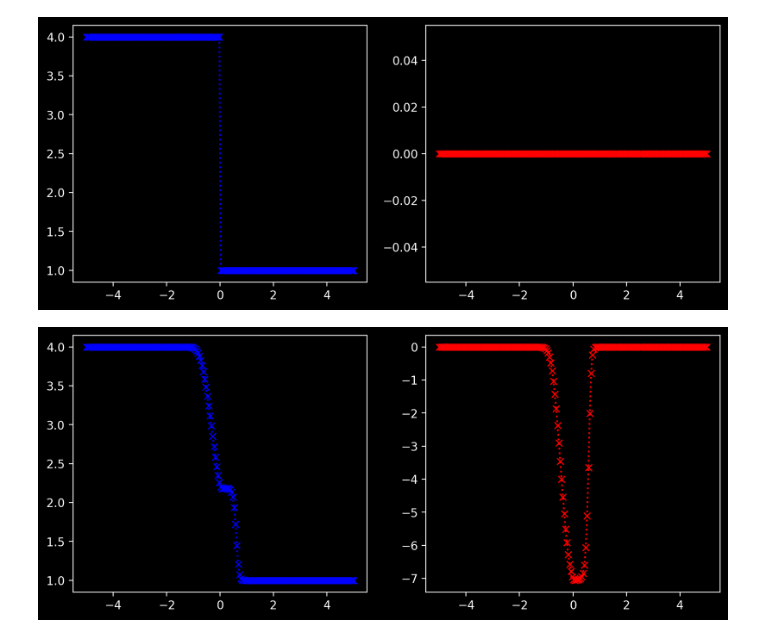
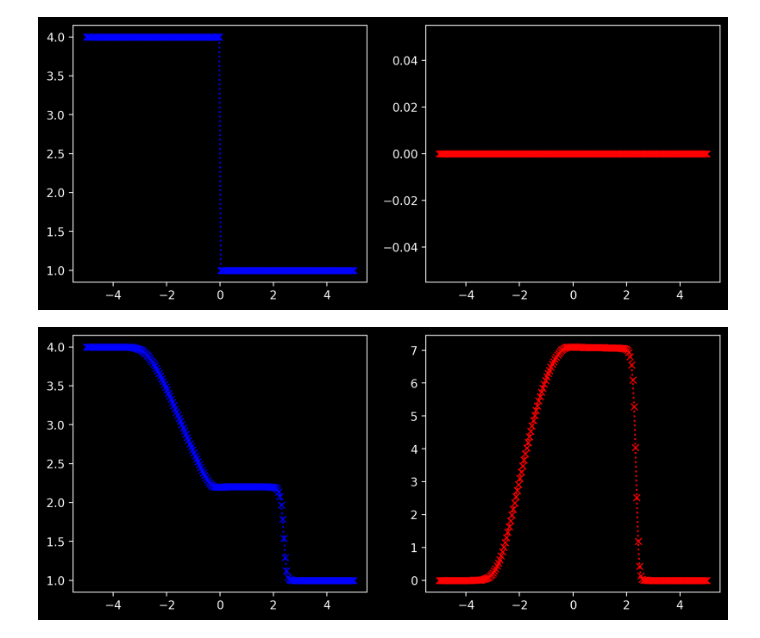
Before and after one commit to honzapulpan/fav-SNM2, a Jupyter notebook: notebooks/honza-test.ipynb, the cells around one changed output. Drawn from its saved outputs; the diff is of its cells as text; code cells hidden in the pictures.

```diff
--- a/notebooks/honza-test.ipynb
+++ b/notebooks/honza-test.ipynb
@@ -135,7 +135,7 @@ grav = 9.81
 
 # domain
 N = 200
-Nt = 100
+Nt = 400
 dx = 0.05
 dt = 0.001
 dtdx = dt/dx
@@ -151,35 +151,35 @@ q_state = np.zeros([2,N])
 q_state[0,0:int(N/2)] = 4
 q_state[0,int(N/2):] = 1
 #q_state[0,:] = .1 * np.sin(np.linspace(0,4*np.pi,N)) +1
 
 
 # problem_data
 problem_data = {'grav' : grav,
                'efix' : False}
 aux_l, aux_r = 0, 0
 
 plt.subplot(1, 2, 1)
 plt.plot(x, q_state[0,:], 'bx:')
 plt.subplot(1, 2, 2)
 plt.plot(x, q_state[1,:], 'rx:')
 plt.show()
 
 # run Roe solver
 for i in range(Nt):
-    q_r = q_state[:,:-1]
-    q_l = q_state[:,1:]
+    q_l = q_state[:,:-1]
+    q_r = q_state[:,1:]
 
     #wave, s, amdq, apdq = shallow_roe_1D(q_l, q_r, aux_l, aux_r, problem_data)
     wave, s, amdq, apdq = shallow_hll_1D(q_l, q_r, aux_l, aux_r, problem_data)
 
-    q_state[:,:-1] = q_state[:,:-1] - dtdx * apdq
-    q_state[:,1:] = q_state[:,1:] - dtdx * amdq
+    q_state[:,:-1] = q_state[:,:-1] - dtdx * amdq
+    q_state[:,1:] = q_state[:,1:] - dtdx * apdq
 
 plt.subplot(1, 2, 1)
 plt.plot(x, q_state[0,:], 'bx:')
 plt.subplot(1, 2, 2)
 plt.plot(x, q_state[1,:], 'rx:')
 plt.show()
 # %% [output]
 [figure]
-[figure, old version]
+[figure, new version]
```
